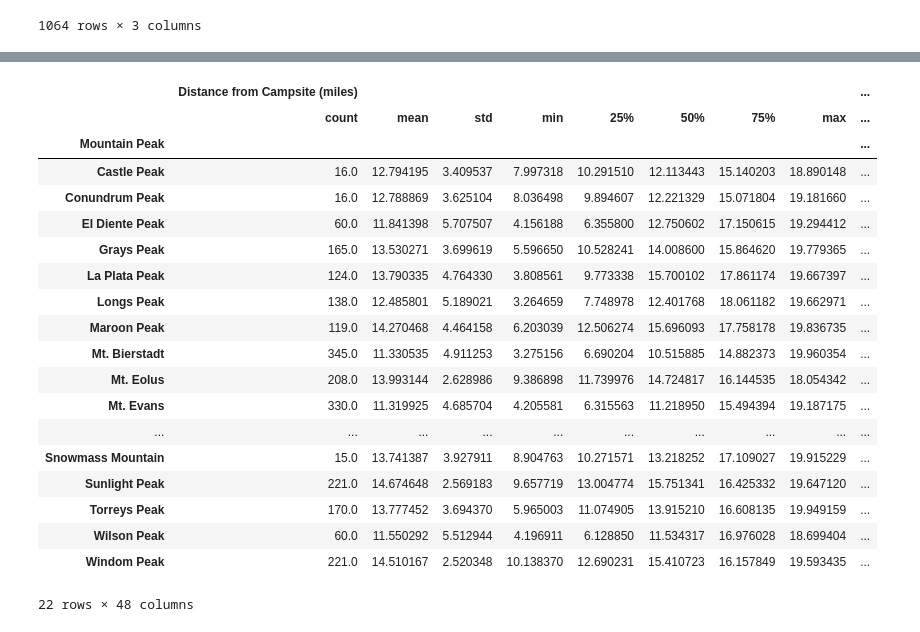
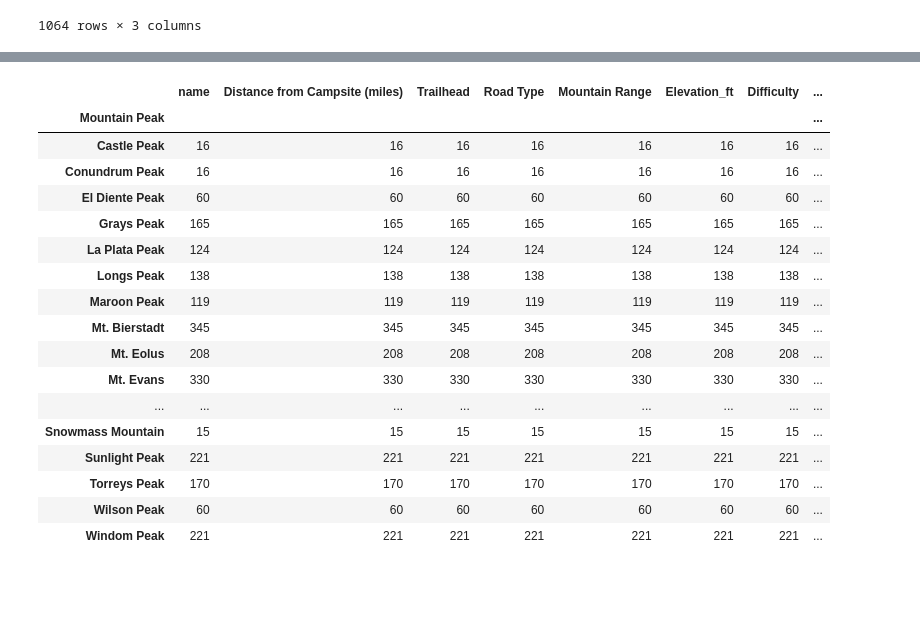
Before and after one commit to dalberghini/14er_project, a Jupyter notebook: 14ers_trailheads_campgrounds_other.ipynb, the cells around one changed output, grey strips where cells are left out. Drawn from its saved outputs; the diff is of its cells as text; code cells hidden in the pictures; blank space fills up the shorter version.

```diff
--- a/14ers_trailheads_campgrounds_other.ipynb
+++ b/14ers_trailheads_campgrounds_other.ipynb
@@ -414,13 +439,6 @@ distance_df = distance_df.rename(columns = ({"Mountains": "Mountain Peak"}))
 first_merge = pd.merge(distance_df,mountains, on = "Mountain Peak")
 second_merge = pd.merge(first_merge, combined_df, on = "Mountain Peak")
 second_merge = second_merge.set_index("Mountain Peak")
-#display(second_merge)
-second_merge = second_merge[["name","Distance from Campsite (miles)","Trailhead", "Road Type","Mountain Range","Elevation_ft","Lat","Long","Standard Route","Distance_mi", "Elevation Gain_ft", "Difficulty","Mountain Range"]]
-second_merge = second_merge.rename(columns = ({"name": "Campground Name",
-                                               "Distance from Campsite (miles)" : "Distance from Campsite to Mountain Peak (miles)",
-                                              "Lat": "Peak Latitude",
-                                              "Long": "Peak Longitude",
-                                              "Distance_mi": "Standard Route Distance (miles)",
-                                              }))
-second_merge
+second_merge = second_merge[["name","Distance from Campsite (miles)","Trailhead", "Road Type","Mountain Range","Elevation_ft", "Difficulty","Mountain Range"]]
+display(second_merge)
 # %% [output]
@@ -441,24 +459,22 @@ second_merge
 # %%
 grouped_df = second_merge.groupby("Mountain Peak")
-grouped_df.describe()
+grouped_df.count()
 # %% [output]
-|  | Distance from Campsite (miles) |  |  |  |  |  |  |  | ... |
-|  | count | mean | std | min | 25% | 50% | 75% | max | ... |
-| Mountain Peak |  |  |  |  |  |  |  |  | ... |
-| Castle Peak | 16.0 | 12.794195 | 3.409537 | 7.997318 | 10.291510 | 12.113443 | 15.140203 | 18.890148 | ... |
-| Conundrum Peak | 16.0 | 12.788869 | 3.625104 | 8.036498 | 9.894607 | 12.221329 | 15.071804 | 19.181660 | ... |
-| El Diente Peak | 60.0 | 11.841398 | 5.707507 | 4.156188 | 6.355800 | 12.750602 | 17.150615 | 19.294412 | ... |
-| Grays Peak | 165.0 | 13.530271 | 3.699619 | 5.596650 | 10.528241 | 14.008600 | 15.864620 | 19.779365 | ... |
-| La Plata Peak | 124.0 | 13.790335 | 4.764330 | 3.808561 | 9.773338 | 15.700102 | 17.861174 | 19.667397 | ... |
-| Longs Peak | 138.0 | 12.485801 | 5.189021 | 3.264659 | 7.748978 | 12.401768 | 18.061182 | 19.662971 | ... |
-| Maroon Peak | 119.0 | 14.270468 | 4.464158 | 6.203039 | 12.506274 | 15.696093 | 17.758178 | 19.836735 | ... |
-| Mt. Bierstadt | 345.0 | 11.330535 | 4.911253 | 3.275156 | 6.690204 | 10.515885 | 14.882373 | 19.960354 | ... |
-| Mt. Eolus | 208.0 | 13.993144 | 2.628986 | 9.386898 | 11.739976 | 14.724817 | 16.144535 | 18.054342 | ... |
-| Mt. Evans | 330.0 | 11.319925 | 4.685704 | 4.205581 | 6.315563 | 11.218950 | 15.494394 | 19.187175 | ... |
-| ... | ... | ... | ... | ... | ... | ... | ... | ... | ... |
-| Snowmass Mountain | 15.0 | 13.741387 | 3.927911 | 8.904763 | 10.271571 | 13.218252 | 17.109027 | 19.915229 | ... |
-| Sunlight Peak | 221.0 | 14.674648 | 2.569183 | 9.657719 | 13.004774 | 15.751341 | 16.425332 | 19.647120 | ... |
-| Torreys Peak | 170.0 | 13.777452 | 3.694370 | 5.965003 | 11.074905 | 13.915210 | 16.608135 | 19.949159 | ... |
-| Wilson Peak | 60.0 | 11.550292 | 5.512944 | 4.196911 | 6.128850 | 11.534317 | 16.976028 | 18.699404 | ... |
-| Windom Peak | 221.0 | 14.510167 | 2.520348 | 10.138370 | 12.690231 | 15.410723 | 16.157849 | 19.593435 | ... |
+|  | name | Distance from Campsite (miles) | Trailhead | Road Type | Mountain Range | Elevation_ft | Difficulty | ... |
+| Mountain Peak |  |  |  |  |  |  |  | ... |
+| Castle Peak | 16 | 16 | 16 | 16 | 16 | 16 | 16 | ... |
+| Conundrum Peak | 16 | 16 | 16 | 16 | 16 | 16 | 16 | ... |
+| El Diente Peak | 60 | 60 | 60 | 60 | 60 | 60 | 60 | ... |
+| Grays Peak | 165 | 165 | 165 | 165 | 165 | 165 | 165 | ... |
+| La Plata Peak | 124 | 124 | 124 | 124 | 124 | 124 | 124 | ... |
+| Longs Peak | 138 | 138 | 138 | 138 | 138 | 138 | 138 | ... |
+| Maroon Peak | 119 | 119 | 119 | 119 | 119 | 119 | 119 | ... |
+| Mt. Bierstadt | 345 | 345 | 345 | 345 | 345 | 345 | 345 | ... |
+| Mt. Eolus | 208 | 208 | 208 | 208 | 208 | 208 | 208 | ... |
+| Mt. Evans | 330 | 330 | 330 | 330 | 330 | 330 | 330 | ... |
+| ... | ... | ... | ... | ... | ... | ... | ... | ... |
+| Snowmass Mountain | 15 | 15 | 15 | 15 | 15 | 15 | 15 | ... |
+| Sunlight Peak | 221 | 221 | 221 | 221 | 221 | 221 | 221 | ... |
+| Torreys Peak | 170 | 170 | 170 | 170 | 170 | 170 | 170 | ... |
+| Wilson Peak | 60 | 60 | 60 | 60 | 60 | 60 | 60 | ... |
+| Windom Peak | 221 | 221 | 221 | 221 | 221 | 221 | 221 | ... |
-22 rows × 48 columns
```
Also changed, not shown: parts of 5 cells of this notebook.
